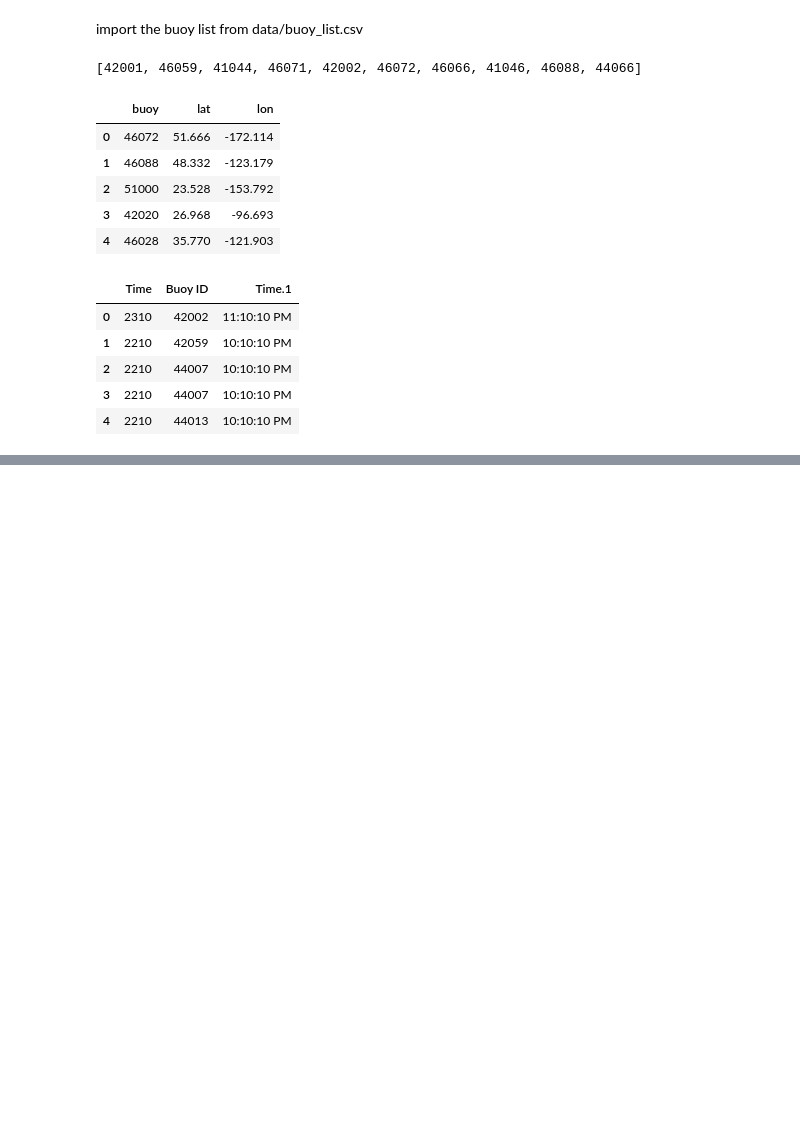
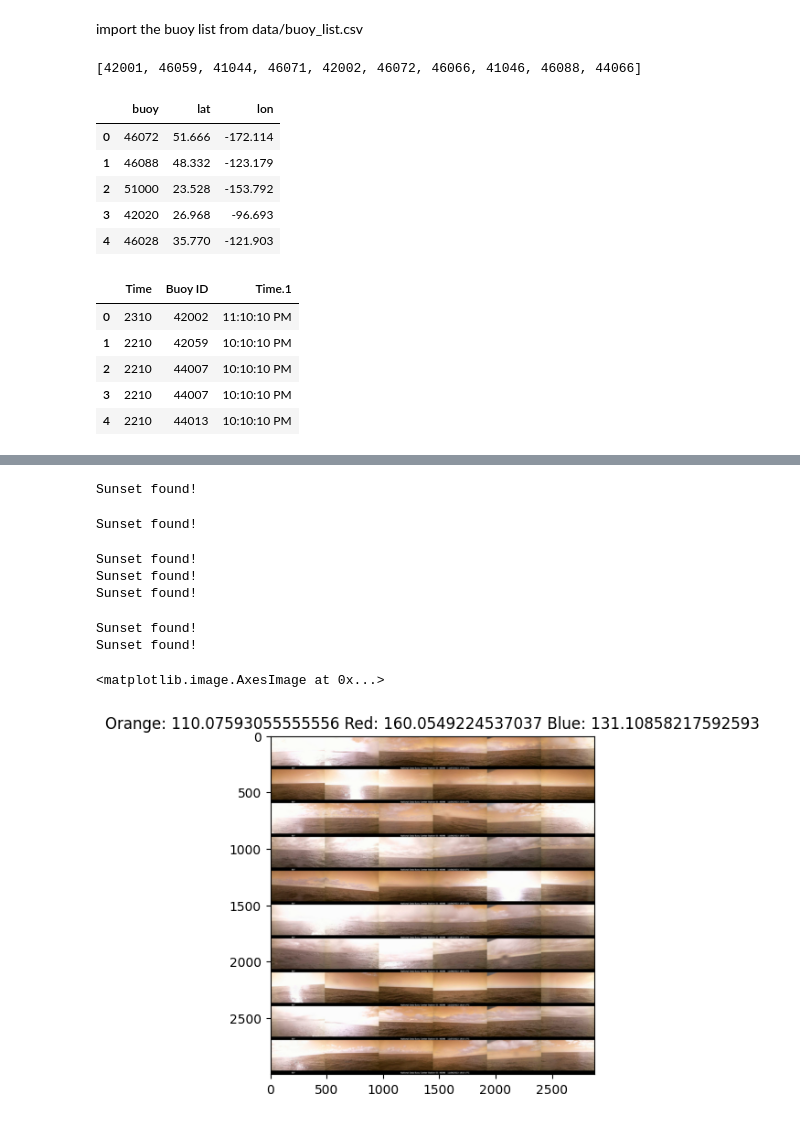
Before and after one commit to grahamwaters/PySeas, a Jupyter notebook: notebooks/readmehelper.ipynb, the cells around one changed output, grey strips where cells are left out. Cells and saved outputs as stored; diff of their text form; code cells hidden in the pictures; blank space fills up the shorter version.

```diff
--- a/notebooks/readmehelper.ipynb
+++ b/notebooks/readmehelper.ipynb
@@ -391,0 +407,71 @@ process_flow()
+# %%
+# now grab the newest images for each buoy instead of ten random images
+# get the list of files in the images/buoys directory and sort them by date created
+
+# what is the most recent photo (by date created) over all buoys?
+# get the list of files in the images/buoys directory
+files = glob.glob('../images/buoys/*/*')
+# show the twenty most recent images
+for file in files[-20:]:
+    # read the image
+    image = cv2.imread(file)
+    # add the image to the blank image
+
+    # show the image
+    plt.imshow(image)
+    plt.show()
+# %%
+# now grab the newest images for each buoy instead of ten random images
+# get the list of files in the images/buoys directory and sort them by date created
+from tqdm import tqdm
+import time
+# what is the most recent photo (by date created) over all buoys?
+# get the list of files in the images/buoys directory
+sunsets_found = 0 # keep track of how many sunsets we find
+files = glob.glob('../images/buoys/*/*')
+height, width, channels = cv2.imread(files[0]).shape
+# blank_image = np.zeros((height*10, width, channels), np.uint8)
+# get the ten images that have the most orange in them
+# make the blank image the same size as the images
+blank_image = np.zeros((height*10, width, channels), np.uint8)
+
+for file in tqdm(files):
+    # read the image
+    try:
+        image = cv2.imread(file)
+        # get the average orange value
+        # print(np.mean(image[:,:,2]))
+        orange_value = np.mean(image[:,:,2]) # the orange channel is the third channel
+        red_value = np.mean(image[:,:,0]) # get the average red value when over 147 then save the image
+        blue_value = np.mean(image[:,:,1]) # blue value
+        # print(orange_value, red_value, blue_value)
+
+        # show the image and annotate it with the orange, red, and blue values
+        plt.imshow(image)
+        plt.title("Orange: " + str(orange_value) + " Red: " + str(red_value) + " Blue: " + str(blue_value))
+        # plt.show()
+        # time.sleep(1)
+
+
+        # if the orange value is greater than 150 add the image to the blank image
+        # a sunset will have the colors red, orange, and yellow
+        # a sunset will have a high orange value and a high red value
+        # a sunset will have a low blue value
+        if orange_value > 100 and red_value > 150 and blue_value >60:
+            # add the image as a new row to the blank image
+            blank_image[sunsets_found*height:(sunsets_found+1)*height, 0:width] = image
+
+            # show progress by printing out the blank image
+            cv2.imwrite('../images/tapestry.png', blank_image)
+            #print("Sunset found!")
+            sunsets_found += 1
+        if sunsets_found == 10:
+
+            cv2.imwrite('../images/tapestry.png', blank_image)
+            break
+    except:
+        print("Error reading image")
+        pass
+# show the blank tapestry
+plt.imshow(blank_image)
+# %% [output]
@@ -391,0 +481,9 @@ process_flow()
+Sunset found!
+Sunset found!
+Sunset found!
+Sunset found!
+Sunset found!
+Sunset found!
+Sunset found!
+<matplotlib.image.AxesImage at 0x...>
+[figure, added]
```
Also changed, not shown: parts of 8 cells of this notebook, 19 other files.
